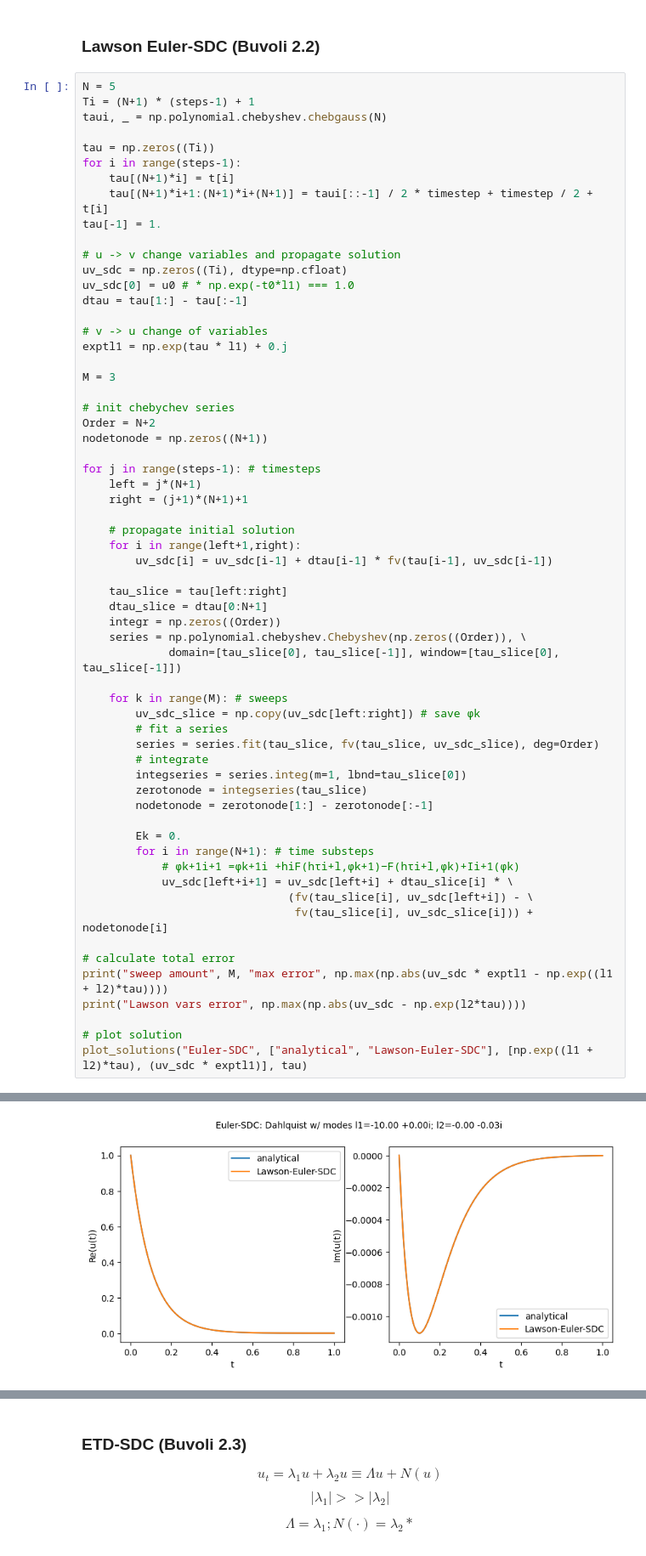
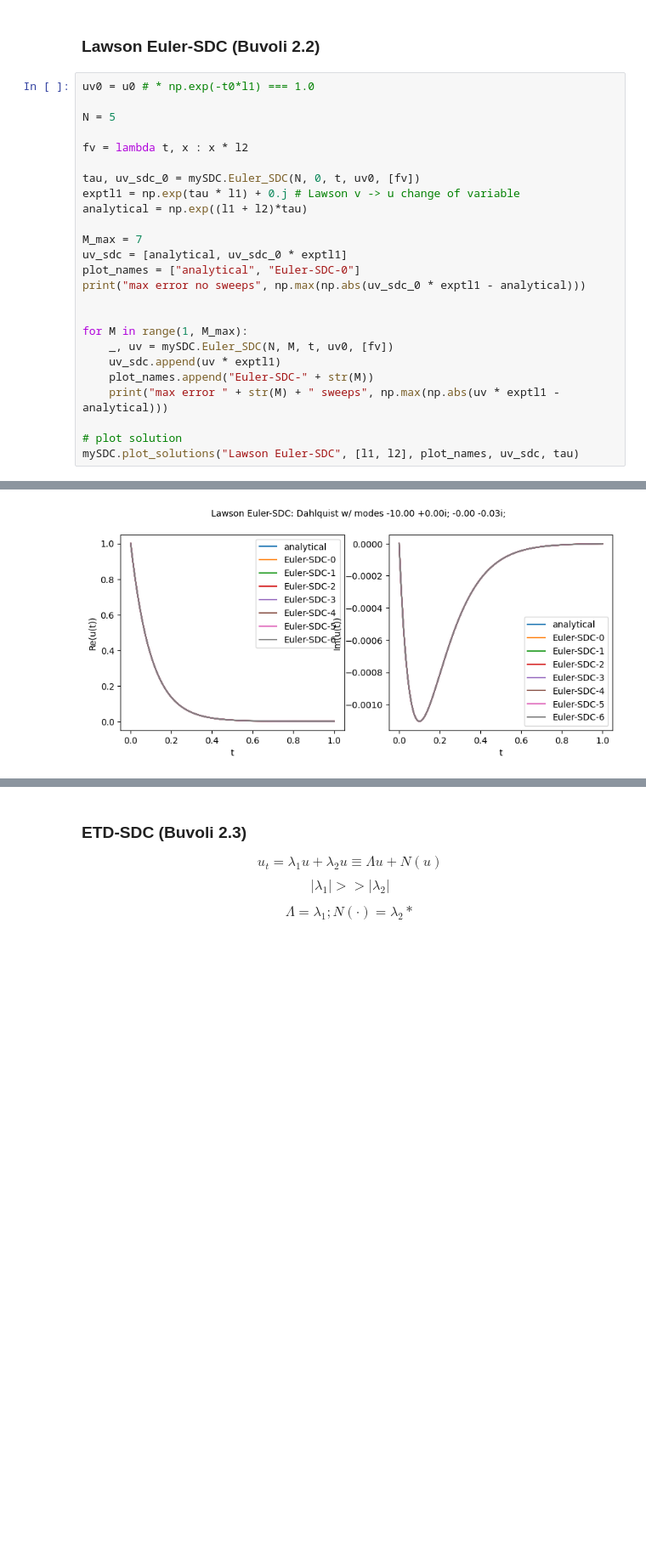
Before and after one commit to BoriskovaLiza/masterarbeit, a Jupyter notebook: Lawson.ipynb, the cells around one changed output, grey strips where cells are left out. Shown: that part at 85% size. Cells and saved outputs as stored; diff of their text form; blank space fills up the shorter version.

```diff
--- a/Lawson.ipynb
+++ b/Lawson.ipynb
@@ -80,64 +59,28 @@ max error RK 1.2090641662340153e-09
 # %% [markdown]
 ### Lawson Euler-SDC (Buvoli 2.2)
 # %%
+uv0 = u0 # * np.exp(-t0*l1) === 1.0
+
 N = 5
-Ti = (N+1) * (steps-1) + 1
-taui, _ = np.polynomial.chebyshev.chebgauss(N)
 
-tau = np.zeros((Ti))
-for i in range(steps-1):
-    tau[(N+1)*i] = t[i]
-    tau[(N+1)*i+1:(N+1)*i+(N+1)] = taui[::-1] / 2 * timestep + timestep / 2 + t[i]
-tau[-1] = 1.
+fv = lambda t, x : x * l2
 
-# u -> v change variables and propagate solution
-uv_sdc = np.zeros((Ti), dtype=np.cfloat)
-uv_sdc[0] = u0 # * np.exp(-t0*l1) === 1.0
-dtau = tau[1:] - tau[:-1]
+tau, uv_sdc_0 = mySDC.Euler_SDC(N, 0, t, uv0, [fv])
+exptl1 = np.exp(tau * l1) + 0.j # Lawson v -> u change of variable
+analytical = np.exp((l1 + l2)*tau)
 
-# v -> u change of variables
-exptl1 = np.exp(tau * l1) + 0.j
+M_max = 7
+uv_sdc = [analytical, uv_sdc_0 * exptl1]
+plot_names = ["analytical", "Euler-SDC-0"]
+print("max error no sweeps", np.max(np.abs(uv_sdc_0 * exptl1 - analytical)))
 
-M = 3
 
-# init chebychev series
-Order = N+2
-nodetonode = np.zeros((N+1))
-
-for j in range(steps-1): # timesteps
-    left = j*(N+1)
-    right = (j+1)*(N+1)+1
-
-    # propagate initial solution
-    for i in range(left+1,right):
-        uv_sdc[i] = uv_sdc[i-1] + dtau[i-1] * fv(tau[i-1], uv_sdc[i-1])
-
-    tau_slice = tau[left:right]
-    dtau_slice = dtau[0:N+1]
-    integr = np.zeros((Order))
-    series = np.polynomial.chebyshev.Chebyshev(np.zeros((Order)), \
-             domain=[tau_slice[0], tau_slice[-1]], window=[tau_slice[0], tau_slice[-1]])
-
-    for k in range(M): # sweeps
-        uv_sdc_slice = np.copy(uv_sdc[left:right]) # save φk
-        # fit a series
-        series = series.fit(tau_slice, fv(tau_slice, uv_sdc_slice), deg=Order)
-        # integrate
-        integseries = series.integ(m=1, lbnd=tau_slice[0])
-        zerotonode = integseries(tau_slice)
-        nodetonode = zerotonode[1:] - zerotonode[:-1]
-
-        Ek = 0.
-        for i in range(N+1): # time substeps
-            # φk+1i+1 =φk+1i +hiF(hτi+l,φk+1)−F(hτi+l,φk)+Ii+1(φk)
-            uv_sdc[left+i+1] = uv_sdc[left+i] + dtau_slice[i] * \
-                               (fv(tau_slice[i], uv_sdc[left+i]) - \
-                                fv(tau_slice[i], uv_sdc_slice[i])) + nodetonode[i]
-
-# calculate total error
-print("sweep amount", M, "max error", np.max(np.abs(uv_sdc * exptl1 - np.exp((l1 + l2)*tau))))
-print("Lawson vars error", np.max(np.abs(uv_sdc - np.exp(l2*tau))))
+for M in range(1, M_max):
+    _, uv = mySDC.Euler_SDC(N, M, t, uv0, [fv])
+    uv_sdc.append(uv * exptl1)
+    plot_names.append("Euler-SDC-" + str(M))
+    print("max error " + str(M) + " sweeps", np.max(np.abs(uv * exptl1 - analytical)))
 
 # plot solution
-plot_solutions("Euler-SDC", ["analytical", "Lawson-Euler-SDC"], [np.exp((l1 + l2)*tau), (uv_sdc * exptl1)], tau)
+mySDC.plot_solutions("Lawson Euler-SDC", [l1, l2], plot_names, uv_sdc, tau)
 # %% [output]
@@ -146 +94 @@ Lawson vars error 7.772045176131504e-16
-[figure, old version]
+[figure, new version]
```
Also changed, not shown: parts of 15 cells of this notebook, 1 other file.
